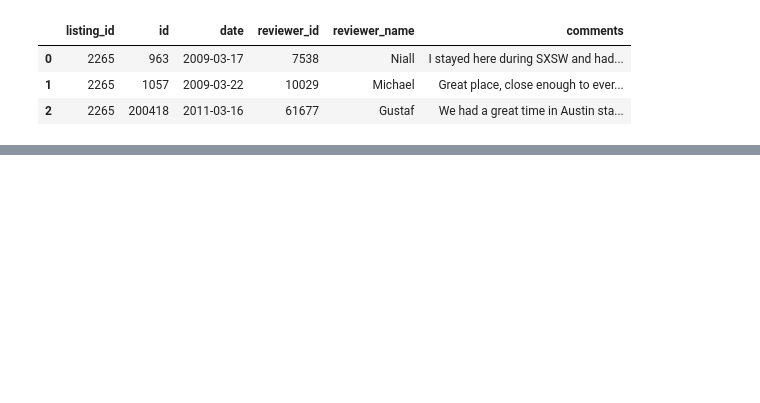
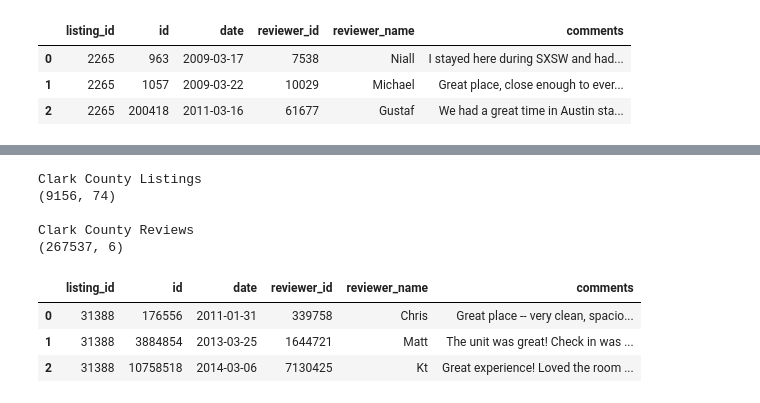
Before and after one commit to taylor-curran/discover-realestate-data, a Jupyter notebook: inside_airbnb/raw_data.ipynb, the cells around one changed output, grey strips where cells are left out. Saved outputs shown, nothing was run; the diff lists cells and outputs as text; code cells hidden in the pictures; blank space fills up the shorter version.

```diff
--- a/inside_airbnb/raw_data.ipynb
+++ b/inside_airbnb/raw_data.ipynb
@@ -115,0 +157,21 @@ Austin Reviews
+# %%
+# Clark County
+
+clark_lst = pd.read_csv('data/Clark_County/listings.csv')
+clark_rvs = pd.read_csv('data/Clark_County/reviews.csv')
+
+print('Clark County Listings')
+print(clark_lst.shape)
+print('\nClark County Reviews')
+print(clark_rvs.shape)
+clark_rvs.head(3)
+# %% [output]
+Clark County Listings
+(9156, 74)
+
+Clark County Reviews
+(267537, 6)
+|  | listing_id | id | date | reviewer_id | reviewer_name | comments |
+| 0 | 31388 | 176556 | 2011-01-31 | 339758 | Chris | Great place -- very clean, spacio... |
+| 1 | 31388 | 3884854 | 2013-03-25 | 1644721 | Matt | The unit was great! Check in was ... |
+| 2 | 31388 | 10758518 | 2014-03-06 | 7130425 | Kt | Great experience! Loved the room ... |
```
Also changed, not shown: parts of 10 cells of this notebook, 24 other files.
